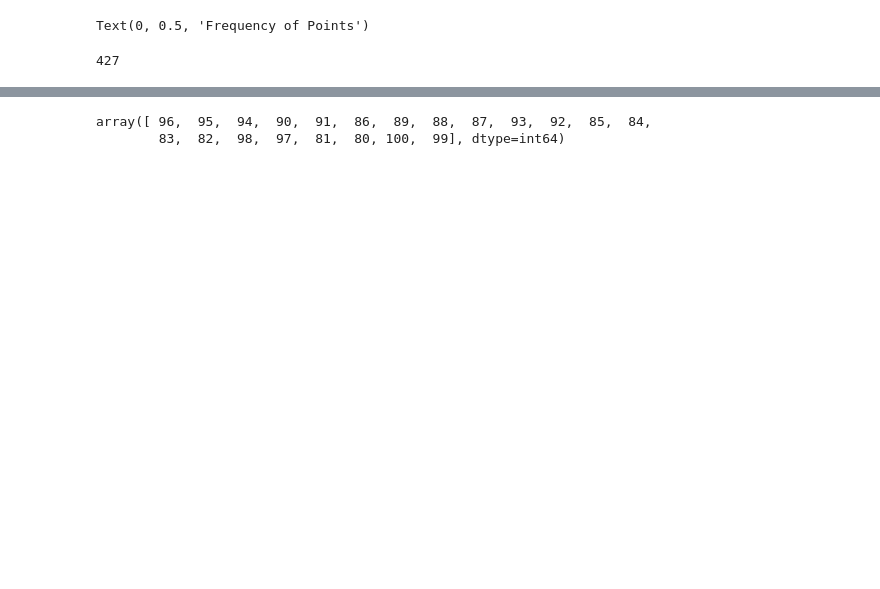
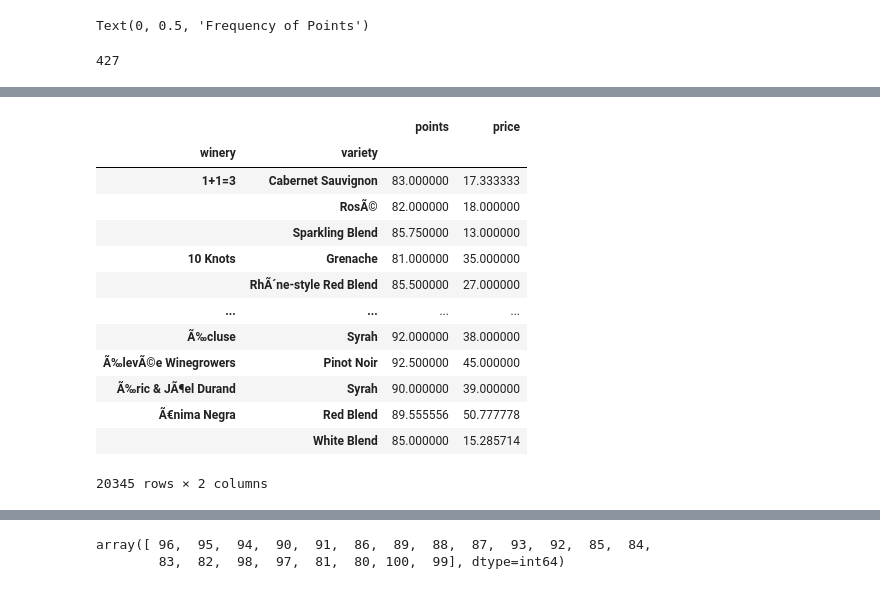
Before and after one commit to cjbeimfohr13/exploratory-data-analysis-wine, a Jupyter notebook: exploratory analysis wine.ipynb, the cells around one changed output, grey strips where cells are left out. Drawn from its saved outputs; the diff is of its cells as text; code cells hidden in the pictures; blank space fills up the shorter version.

```diff
--- a/exploratory analysis wine.ipynb
+++ b/exploratory analysis wine.ipynb
@@ -85,6 +85,23 @@ Fattoria di Corsignano      1
 Name: winery, Length: 8652, dtype: int64
 # %%
 #what wineries produce what varieties and the average score and price of the wine variety
+winery_variety=clean_wine_data.groupby(["winery","variety"]).mean()
+winery_variety
+# %% [output]
+|  |  | points | price |
+| winery | variety |  |  |
+| 1+1=3 | Cabernet Sauvignon | 83.000000 | 17.333333 |
+|  | RosÃ© | 82.000000 | 18.000000 |
+|  | Sparkling Blend | 85.750000 | 13.000000 |
+| 10 Knots | Grenache | 81.000000 | 35.000000 |
+|  | RhÃ´ne-style Red Blend | 85.500000 | 27.000000 |
+| ... | ... | ... | ... |
+| Ã‰cluse | Syrah | 92.000000 | 38.000000 |
+| Ã‰levÃ©e Winegrowers | Pinot Noir | 92.500000 | 45.000000 |
+| Ã‰ric & JÃ¶el Durand | Syrah | 90.000000 | 39.000000 |
+| Ã€nima Negra | Red Blend | 89.555556 | 50.777778 |
+|  | White Blend | 85.000000 | 15.285714 |
+20345 rows × 2 columns
 # %%
 number_winery=len(winery_labels)
 number_winery
```
Also changed, not shown: parts of 17 cells of this notebook.
